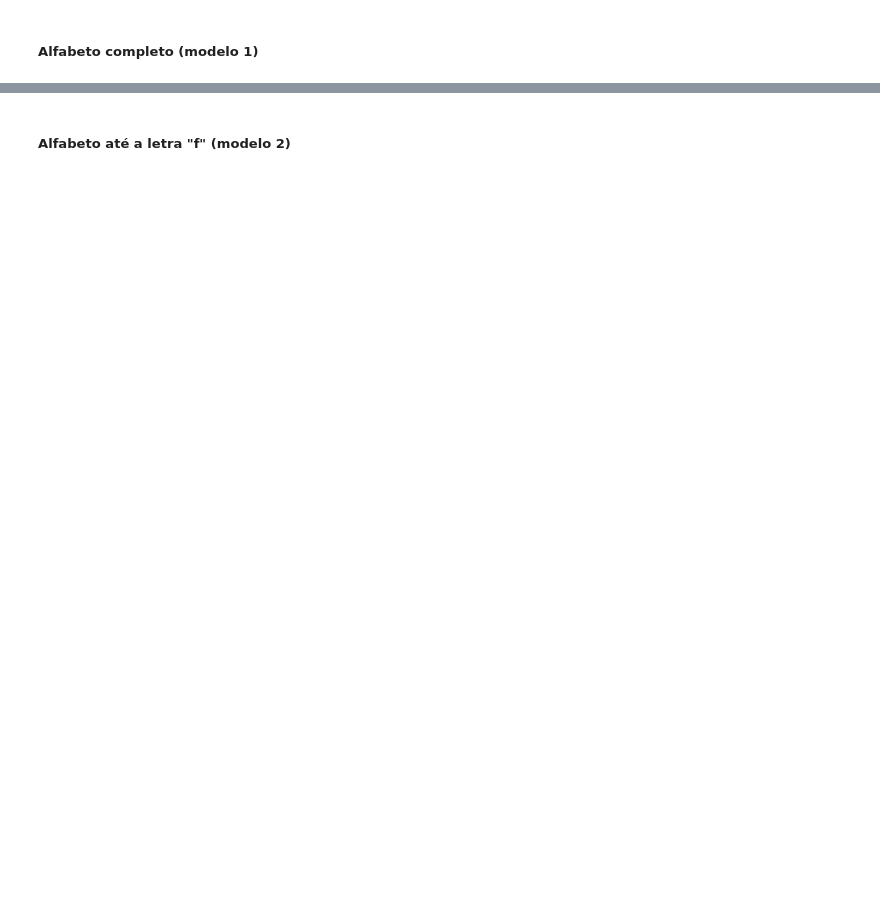
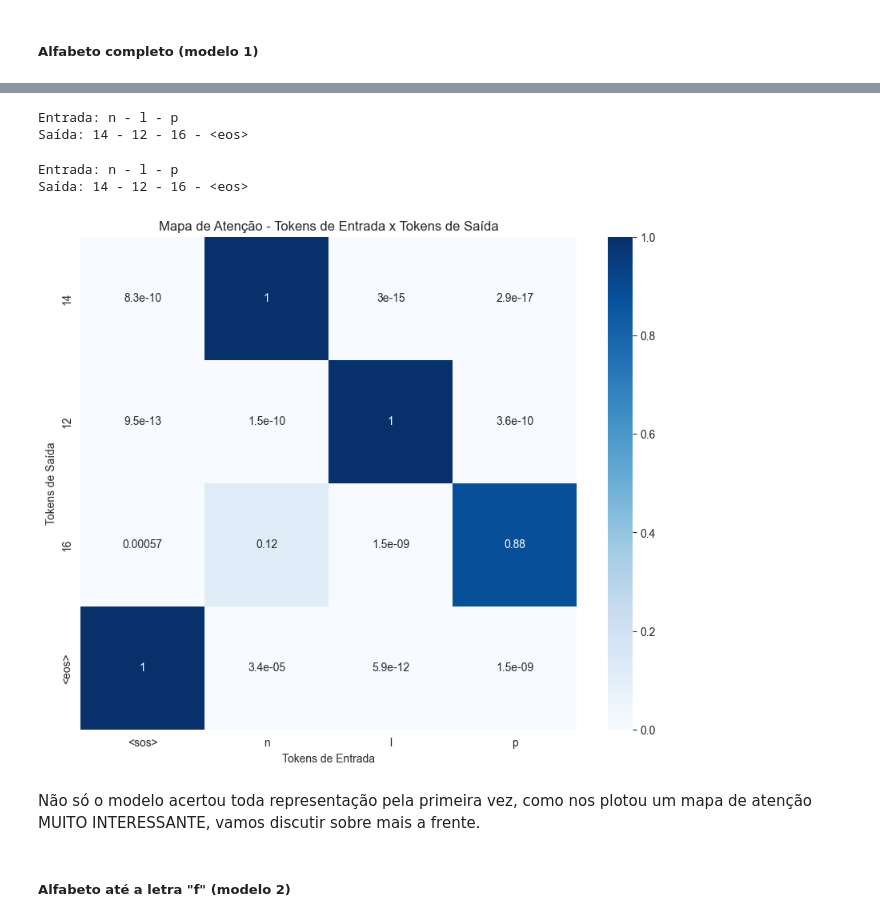
Before and after one commit to arturnovais/NLP-CLASS-2024, a Jupyter notebook: A2/MAIN.ipynb, the cells around one changed output, grey strips where cells are left out. Saved outputs shown, nothing was run; the diff lists cells and outputs as text; code cells hidden in the pictures; blank space fills up the shorter version.

```diff
--- a/A2/MAIN.ipynb
+++ b/A2/MAIN.ipynb
@@ -943,5 +1495,16 @@ plot_loss(history)
 # %%
-test_model(model1, tokenizer, ["d", "b", "c"])
+test_model(model1, tokenizer, ["n", "l", "p"])
+# %% [output]
+Entrada: n - l - p
+Saída: 14 - 12 - 16 - <eos>
+# %%
+plot_attention(model1, tokenizer, ["n", "l", "p"])
+# %% [output]
+Entrada: n - l - p
+Saída: 14 - 12 - 16 - <eos>
+[figure, added]
+# %% [markdown]
+Não só o modelo acertou toda representação pela primeira vez, como nos plotou um mapa de atenção MUITO INTERESSANTE, vamos discutir sobre mais a frente.
 # %% [markdown]
 ##### Alfabeto até a letra "f" (modelo 2)
 # %%
```
Also changed, not shown: parts of 85 cells of this notebook.
